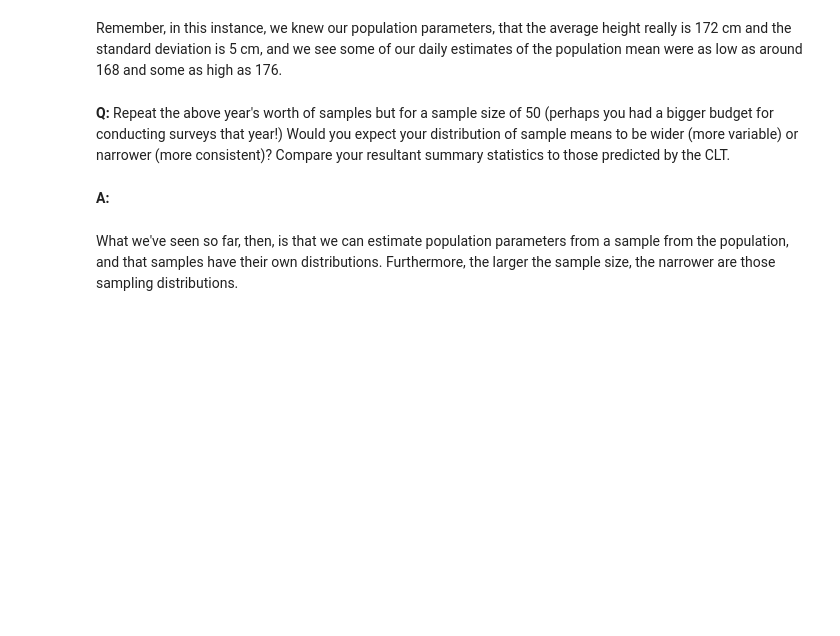
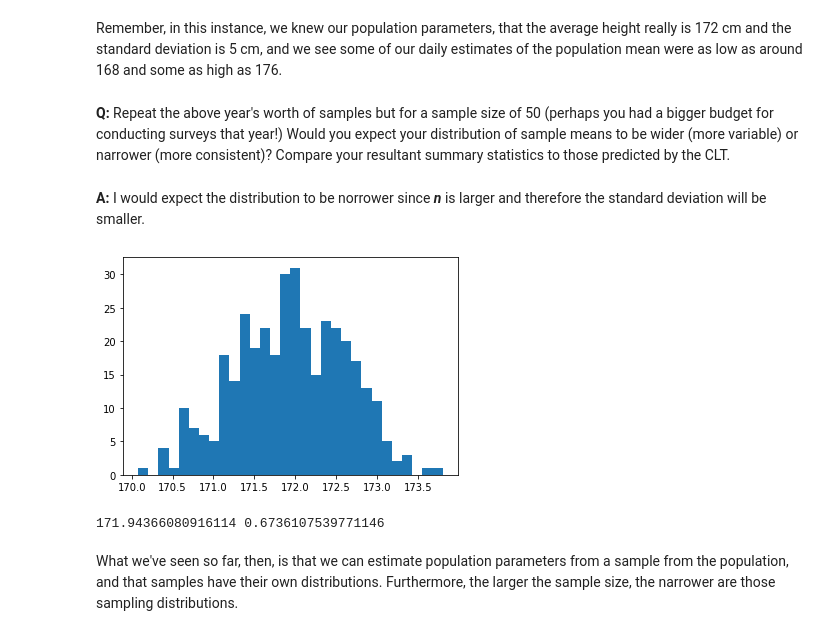
Before and after one commit to nina-driver/Springboard, a Jupyter notebook: inferential_statistics_frequentist/inferential_statistics_1a-Q6.25.ipynb, the cells around one changed output. Drawn from its saved outputs; the diff is of its cells as text; code cells hidden in the pictures; blank space fills up the shorter version.

```diff
--- a/inferential_statistics_frequentist/inferential_statistics_1a-Q6.25.ipynb
+++ b/inferential_statistics_frequentist/inferential_statistics_1a-Q6.25.ipynb
@@ -234,11 +248,21 @@ __A:__
 Remember, in this instance, we knew our population parameters, that the average height really is 172 cm and the standard deviation is 5 cm, and we see some of our daily estimates of the population mean were as low as around 168 and some as high as 176.
 # %% [markdown]
 __Q:__ Repeat the above year's worth of samples but for a sample size of 50 (perhaps you had a bigger budget for conducting surveys that year!) Would you expect your distribution of sample means to be wider (more variable) or narrower (more consistent)? Compare your resultant summary statistics to those predicted by the CLT.
-# %% [markdown]
-__A:__
+# %% [markdown]
+__A:__ I would expect the distribution to be norrower since ***n*** is larger and therefore the standard deviation will be smaller.
 # %%
 seed(47)
 # calculate daily means from the larger sample size here
+year_of_samples2 = [np.mean(townsfolk_sampler(50)) for sample in range(365)]
+plt.hist(year_of_samples2, bins=30)
+plt.show()
+# %% [output]
+[figure, added]
+# %%
+print(np.mean(year_of_samples2),
+np.std(year_of_samples2))
+# %% [output]
+171.94366080916114 0.6736107539771146
 # %% [markdown]
 What we've seen so far, then, is that we can estimate population parameters from a sample from the population, and that samples have their own distributions. Furthermore, the larger the sample size, the narrower are those sampling distributions.
 # %% [markdown]
```
Also changed, not shown: parts of 24 cells of this notebook.
